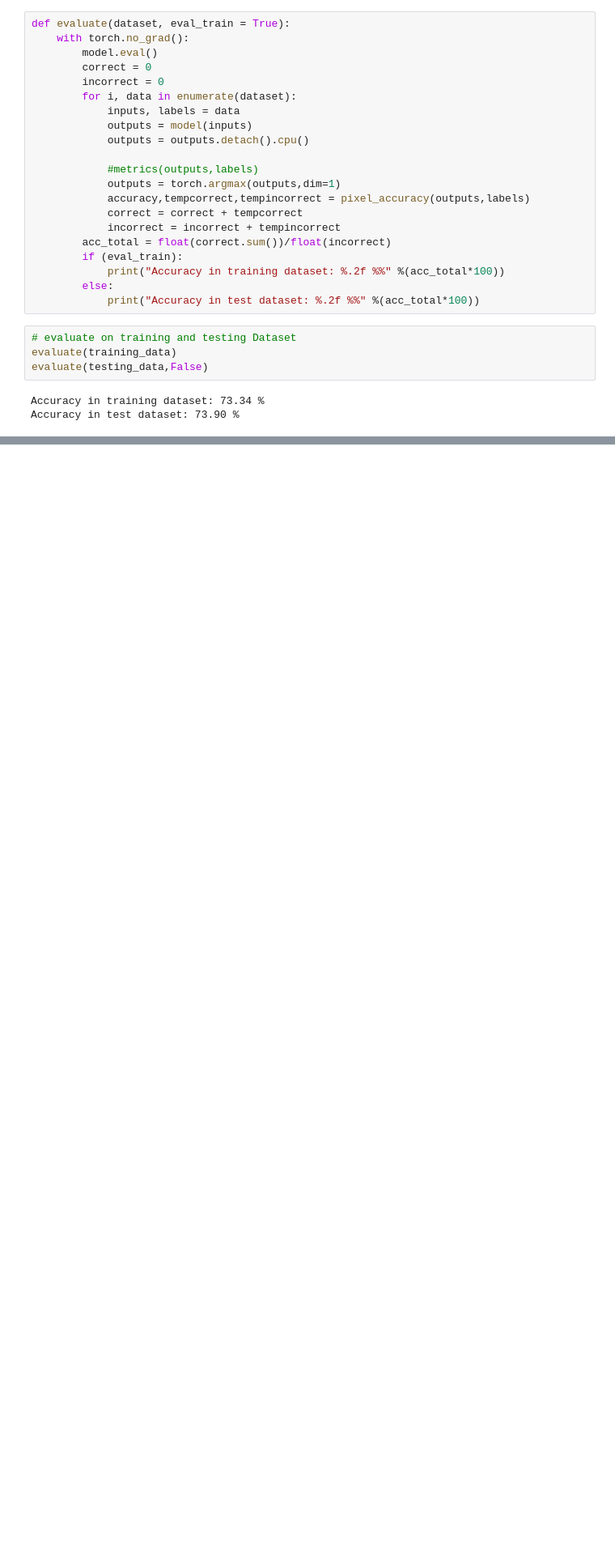
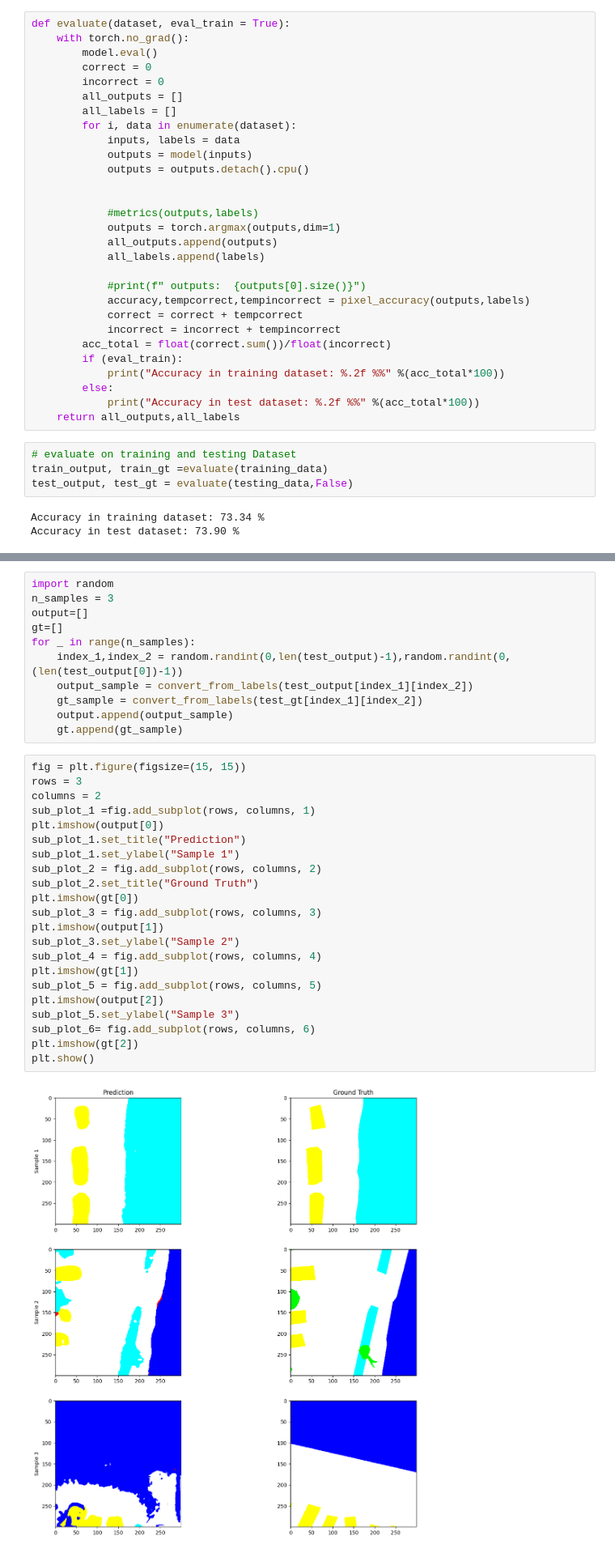
Before and after one commit to Murdism/image_Segmentation_Assignment, a Jupyter notebook: main.ipynb, the cells around one changed output, grey strips where cells are left out. Shown: that part at 81% size. Cells and saved outputs as stored; diff of their text form; blank space fills up the shorter version.

```diff
--- a/main.ipynb
+++ b/main.ipynb
@@ -290,13 +297,20 @@ def evaluate(dataset, eval_train = True):
         model.eval()
         correct = 0
         incorrect = 0
+        all_outputs = []
+        all_labels = []
         for i, data in enumerate(dataset):
             inputs, labels = data
             outputs = model(inputs)
             outputs = outputs.detach().cpu()
 
+
             #metrics(outputs,labels)
             outputs = torch.argmax(outputs,dim=1)
+            all_outputs.append(outputs)
+            all_labels.append(labels)
+
+            #print(f" outputs:  {outputs[0].size()}")
             accuracy,tempcorrect,tempincorrect = pixel_accuracy(outputs,labels)
             correct = correct + tempcorrect
             incorrect = incorrect + tempincorrect
@@ -305,10 +319,11 @@ def evaluate(dataset, eval_train = True):
             print("Accuracy in training dataset: %.2f %%" %(acc_total*100))
         else:
             print("Accuracy in test dataset: %.2f %%" %(acc_total*100))
+    return all_outputs,all_labels
 # %%
 # evaluate on training and testing Dataset
-evaluate(training_data)
-evaluate(testing_data,False)
+train_output, train_gt =evaluate(training_data)
+test_output, test_gt = evaluate(testing_data,False)
 # %% [output]
 Accuracy in training dataset: 73.34 %
 Accuracy in test dataset: 73.90 %
@@ -314,0 +348,35 @@ Accuracy in test dataset: 73.90 %
+# %%
+import random
+n_samples = 3
+output=[]
+gt=[]
+for _ in range(n_samples):
+    index_1,index_2 = random.randint(0,len(test_output)-1),random.randint(0,(len(test_output[0])-1))
+    output_sample = convert_from_labels(test_output[index_1][index_2])
+    gt_sample = convert_from_labels(test_gt[index_1][index_2])
+    output.append(output_sample)
+    gt.append(gt_sample)
+# %%
+fig = plt.figure(figsize=(15, 15))
+rows = 3
+columns = 2
+sub_plot_1 =fig.add_subplot(rows, columns, 1)
+plt.imshow(output[0])
+sub_plot_1.set_title("Prediction")
+sub_plot_1.set_ylabel("Sample 1")
+sub_plot_2 = fig.add_subplot(rows, columns, 2)
+sub_plot_2.set_title("Ground Truth")
+plt.imshow(gt[0])
+sub_plot_3 = fig.add_subplot(rows, columns, 3)
+plt.imshow(output[1])
+sub_plot_3.set_ylabel("Sample 2")
+sub_plot_4 = fig.add_subplot(rows, columns, 4)
+plt.imshow(gt[1])
+sub_plot_5 = fig.add_subplot(rows, columns, 5)
+plt.imshow(output[2])
+sub_plot_5.set_ylabel("Sample 3")
+sub_plot_6= fig.add_subplot(rows, columns, 6)
+plt.imshow(gt[2])
+plt.show()
+# %% [output]
+[figure, added]
```
Also changed, not shown: parts of 6 cells of this notebook.
